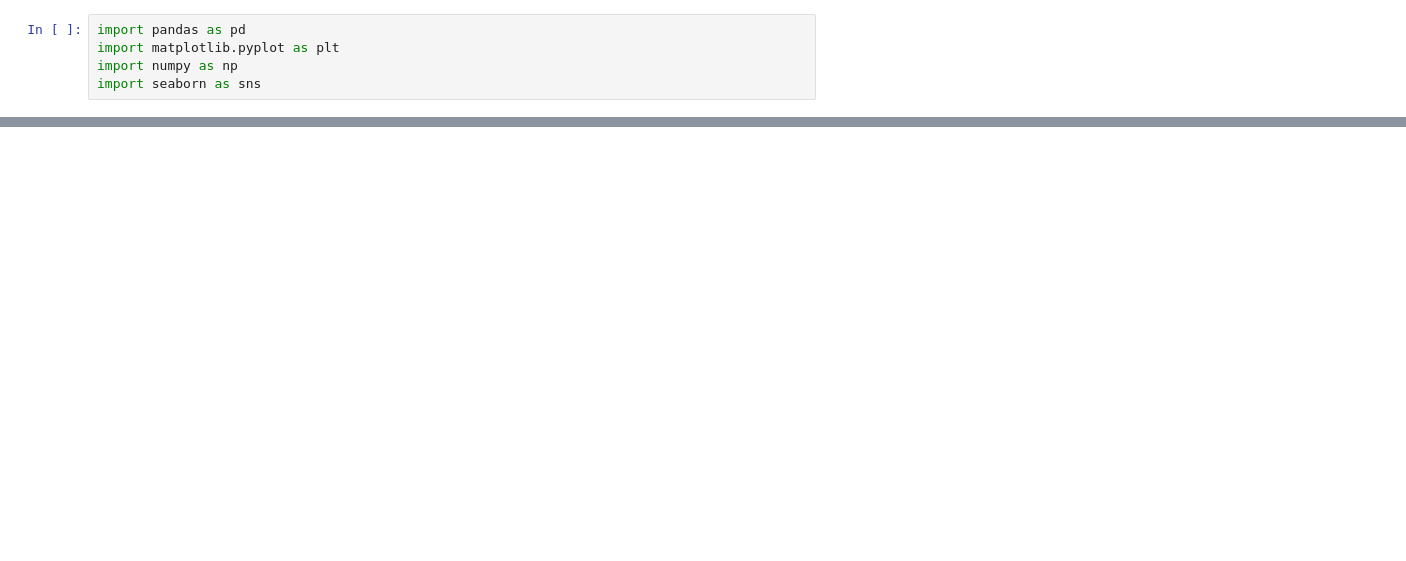
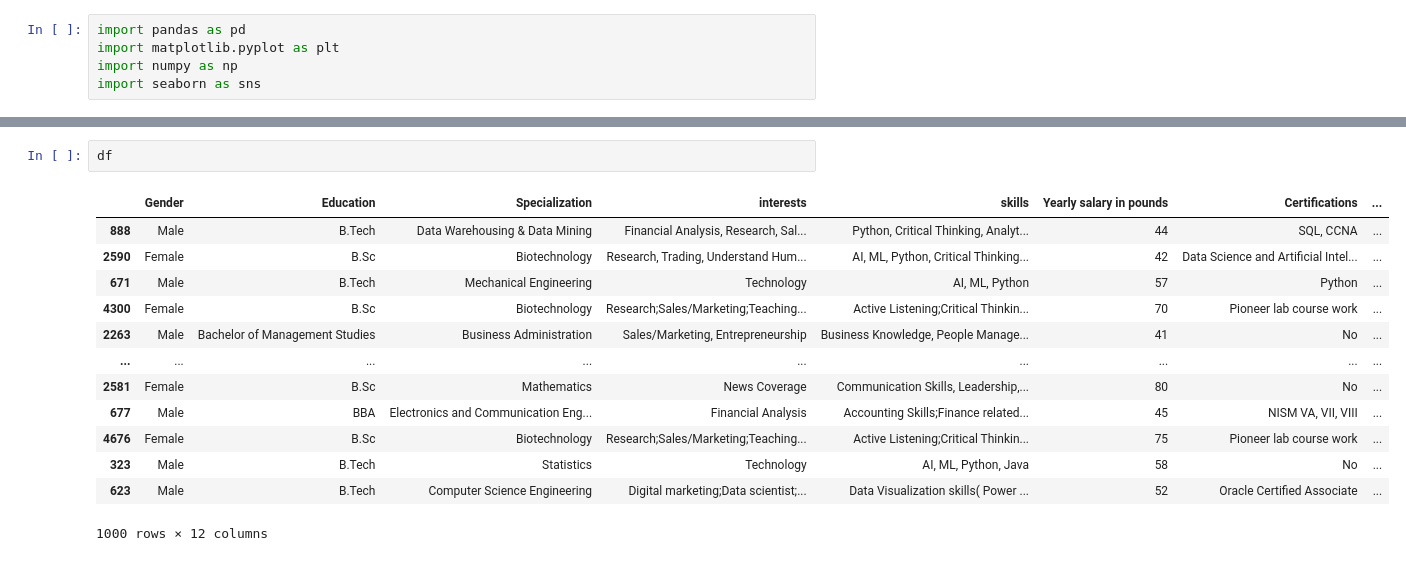
Before and after one commit to wumarc/bagel-hack, a Jupyter notebook: data-preprocessing.ipynb, the cells around one changed output, grey strips where cells are left out. Drawn from its saved outputs; the diff is of its cells as text; blank space fills up the shorter version.

```diff
--- a/data-preprocessing.ipynb
+++ b/data-preprocessing.ipynb
@@ -147,0 +316,16 @@ plt.show()
+# %%
+df
+# %% [output]
+|  | Gender | Education | Specialization | interests | skills | Yearly salary in pounds | Certifications | ... |
+| 888 | Male | B.Tech | Data Warehousing & Data Mining | Financial Analysis, Research, Sal... | Python, Critical Thinking, Analyt... | 44 | SQL, CCNA | ... |
+| 2590 | Female | B.Sc | Biotechnology | Research, Trading, Understand Hum... | AI, ML, Python, Critical Thinking... | 42 | Data Science and Artificial Intel... | ... |
+| 671 | Male | B.Tech | Mechanical Engineering | Technology | AI, ML, Python | 57 | Python | ... |
+| 4300 | Female | B.Sc | Biotechnology | Research;Sales/Marketing;Teaching... | Active Listening;Critical Thinkin... | 70 | Pioneer lab course work | ... |
+| 2263 | Male | Bachelor of Management Studies | Business Administration | Sales/Marketing, Entrepreneurship | Business Knowledge, People Manage... | 41 | No | ... |
+| ... | ... | ... | ... | ... | ... | ... | ... | ... |
+| 2581 | Female | B.Sc | Mathematics | News Coverage | Communication Skills, Leadership,... | 80 | No | ... |
+| 677 | Male | BBA | Electronics and Communication Eng... | Financial Analysis | Accounting Skills;Finance related... | 45 | NISM VA, VII, VIII | ... |
+| 4676 | Female | B.Sc | Biotechnology | Research;Sales/Marketing;Teaching... | Active Listening;Critical Thinkin... | 75 | Pioneer lab course work | ... |
+| 323 | Male | B.Tech | Statistics | Technology | AI, ML, Python, Java | 58 | No | ... |
+| 623 | Male | B.Tech | Computer Science Engineering | Digital marketing;Data scientist;... | Data Visualization skills( Power ... | 52 | Oracle Certified Associate | ... |
+1000 rows × 12 columns
```
Also changed, not shown: parts of 12 cells of this notebook, 1 other file.
